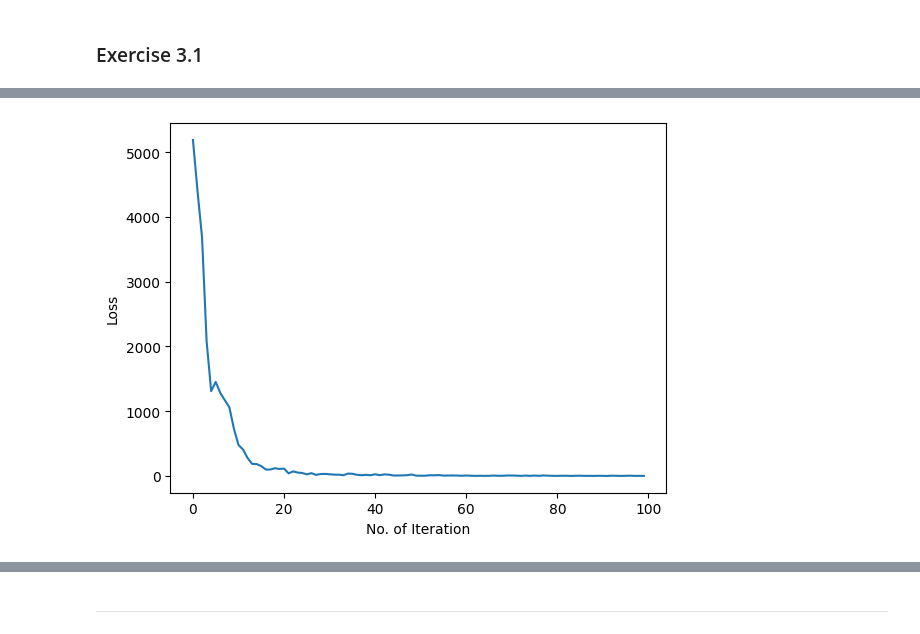
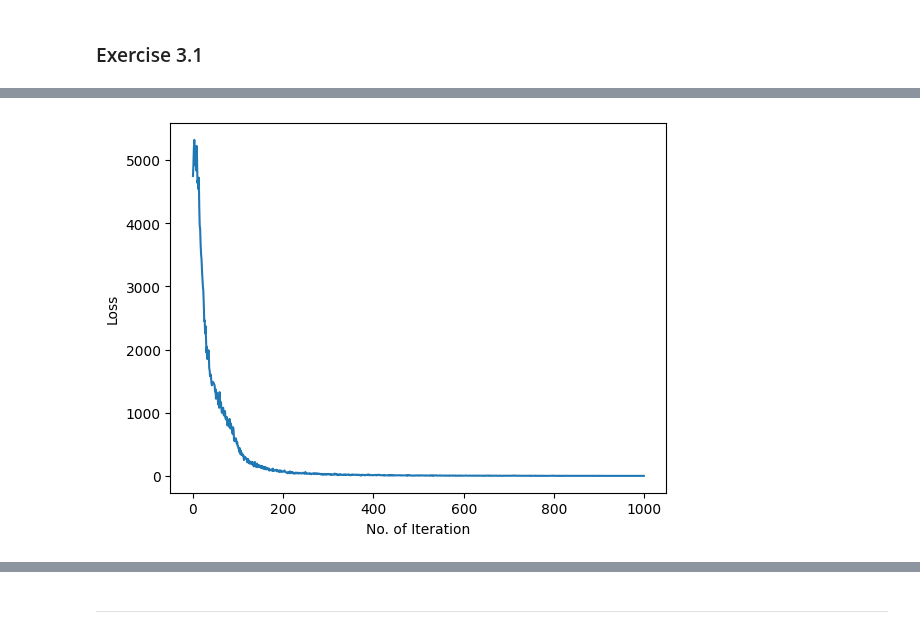
Before and after one commit to Kian-P/SCDAA, a Jupyter notebook: SCDAA-CW.ipynb, the cells around one changed output, grey strips where cells are left out. Cells and saved outputs as stored; diff of their text form; code cells hidden in the pictures.

```diff
--- a/SCDAA-CW.ipynb
+++ b/SCDAA-CW.ipynb
@@ -670,13 +704,6 @@ class PDE_DGM(torch.nn.Module):
         losses = []
 
         for iter in range(num_epochs_limit):
-            if iter in [1,10,50,100,500, num_epochs_limit-1]:
-                #for plot against monte carlo
-                for case in range(len(mc_test_cases)):
-                    arr = mc_test_cases[case]
-                    test_t_against_monte_carlo = torch.tensor(np.array([float(0)]), dtype=torch.float32,requires_grad=True).unsqueeze(1)
-                    x_tensor_against_monte_carlo = torch.tensor(arr, dtype=torch.float32,requires_grad=True).reshape(1,2)
-                    training_against_monte_carlo_vals[case].append(self.net(test_t_against_monte_carlo, x_tensor_against_monte_carlo))
 
             t_tensor = torch.tensor(np.random.uniform(low=0, high=lqr_problem.T, size=batch_size), requires_grad=True).unsqueeze(1).float()
             x_tensor = torch.tensor(np.random.uniform(low=(-3, -3), high=(3, 3), size=(batch_size, 2)),requires_grad=True).float()
@@ -717,7 +744,7 @@ class PDE_DGM(torch.nn.Module):
 
         if plot:
             # Plot training loss graph
-            plt.plot(losses[0::10])
+            plt.plot(losses)
             plt.xlabel('No. of Iteration')
             plt.ylabel('Loss')
             plt.show()
@@ -729,12 +756,6 @@ class PDE_DGM(torch.nn.Module):
 
 net_dgm2 = Net_DGM(dim_x=2, dim_S=100).float()
 
-training_against_monte_carlo_vals = {}
-mc_test_cases = [np.array((3.0,2.0)),np.array((0.0,1.2)),np.array((1.8,2.2)),np.array((0.9,-2.0)),np.array((-0.5,-1.5)),np.array((3.0,3.0)),np.array((-3.0,-3.0)),np.array((1.0,1.0))]
-for case in range(len(mc_test_cases)):
-    training_against_monte_carlo_vals[case] = []
-
-
 H = torch.tensor([[1.0, 0], [0, 1.0]], dtype=torch.float32) * 0.1
 M = torch.tensor([[1.0, 0], [0, 1.0]], dtype=torch.float32)
 C = torch.tensor([[0, 0], [0, 0]], dtype=torch.float32)
@@ -744,5 +765,7 @@ sigma = torch.tensor([[1.0, 0], [0, 1.0]], dtype=torch.float32) * 0.001
 alpha = torch.tensor([1.0, 1.0], dtype=torch.float32)
 
 dgm = PDE_DGM(net_dgm2, T, H, M, C, D, R, sigma, alpha)
-dgm.fit(256, 1000, plot=True)
+batch_size = 1000
+num_epochs = 1000
+dgm.fit(batch_size, num_epochs, plot=True)
 # %% [output]
@@ -759 +782 @@ Epoch 900, Loss: 1.3939871788024902
-[figure, old version]
+[figure, new version]
```
Also changed, not shown: parts of 9 cells of this notebook.
